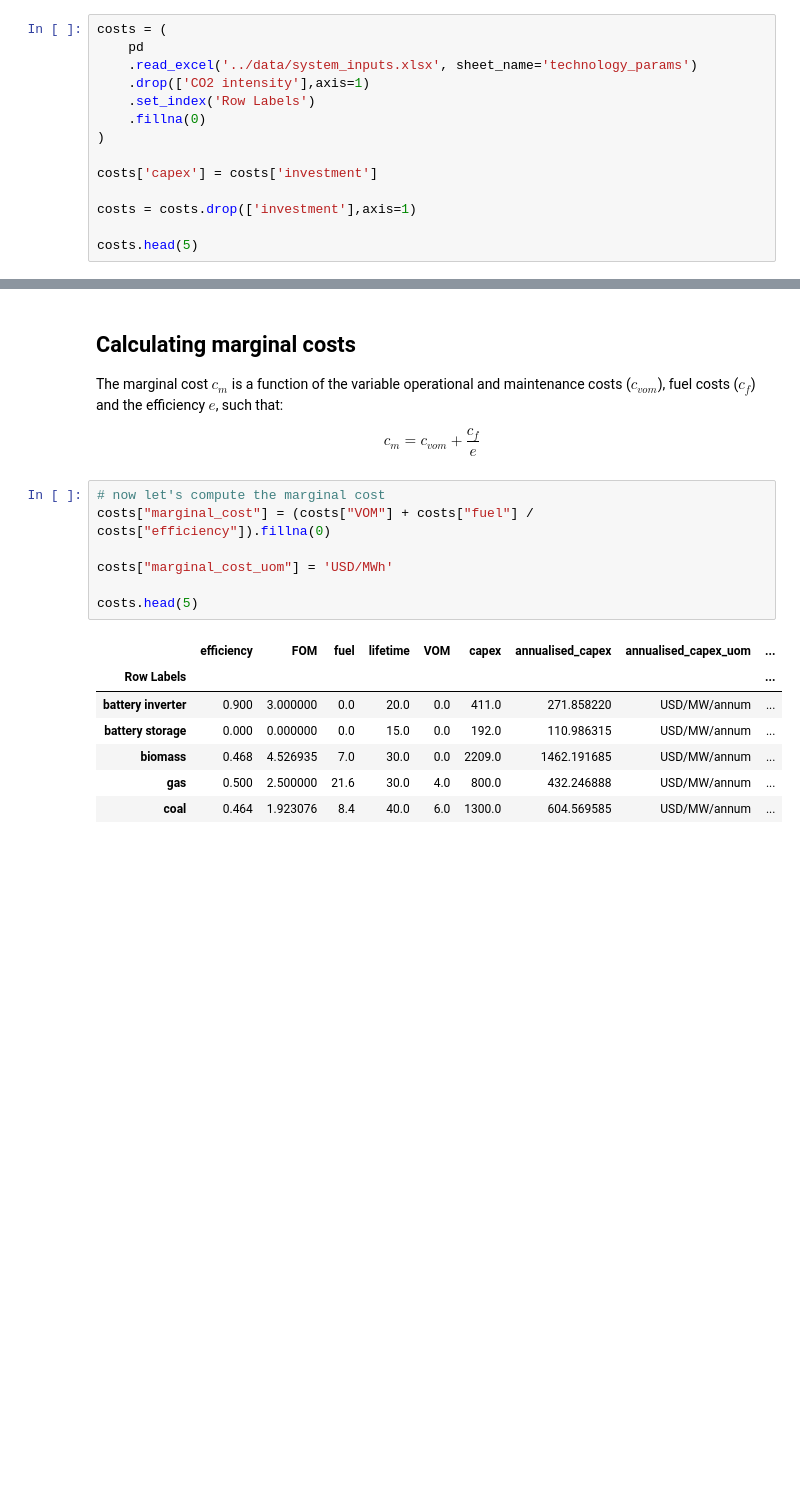
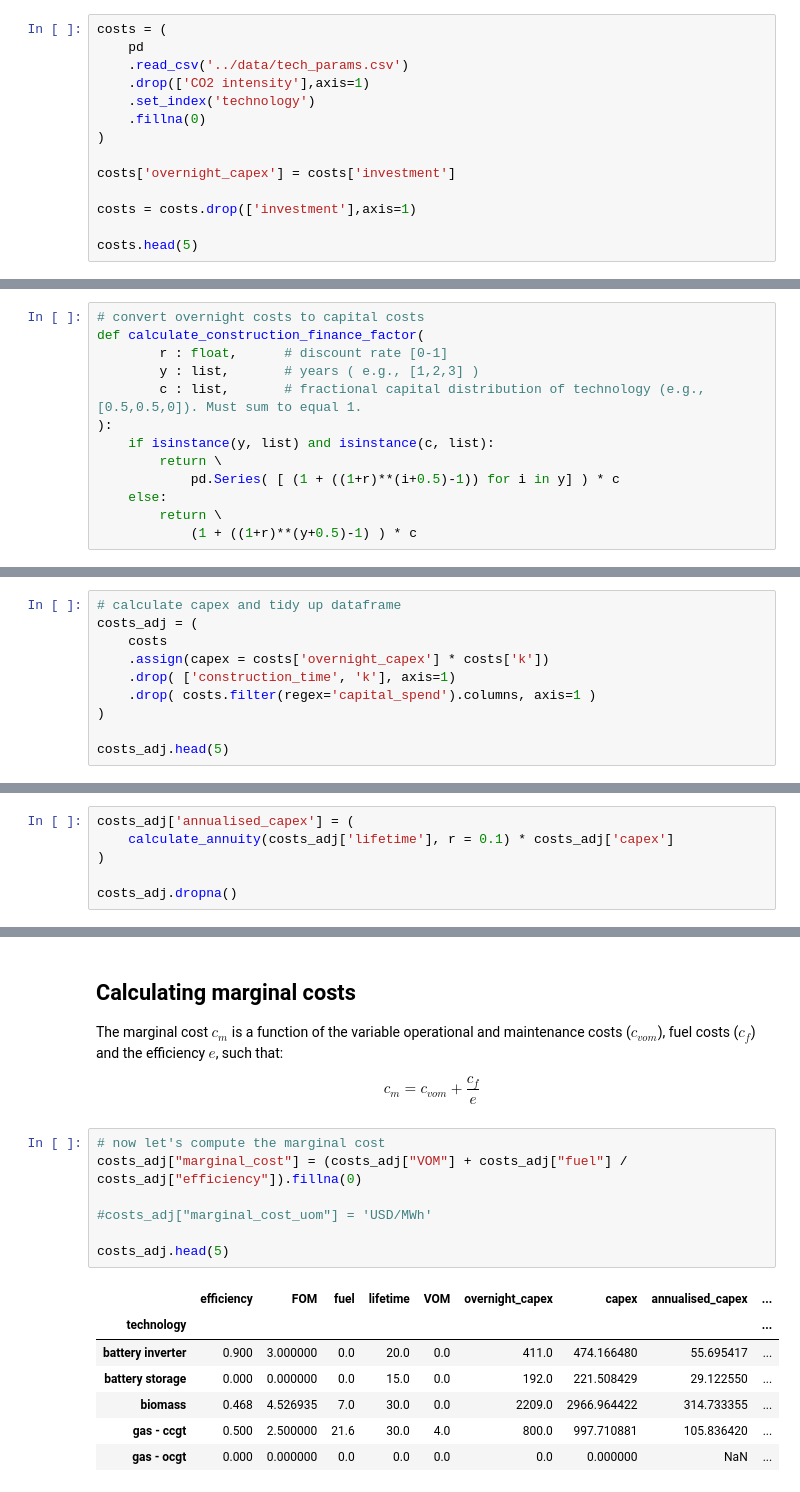
Before and after one commit to transition-zero/tza-google-cfe, a Jupyter notebook: notebooks/02_cost_model.ipynb, the cells around one changed output, grey strips where cells are left out. Saved outputs shown, nothing was run; the diff lists cells and outputs as text; blank space fills up the shorter version.

```diff
--- a/notebooks/02_cost_model.ipynb
+++ b/notebooks/02_cost_model.ipynb
@@ -3,13 +3,13 @@ import pandas as pd
 # %%
 costs = (
     pd
-    .read_excel('../data/system_inputs.xlsx', sheet_name='technology_params')
+    .read_csv('../data/tech_params.csv')
     .drop(['CO2 intensity'],axis=1)
-    .set_index('Row Labels')
+    .set_index('technology')
     .fillna(0)
 )
 
-costs['capex'] = costs['investment']
+costs['overnight_capex'] = costs['investment']
 
 costs = costs.drop(['investment'],axis=1)
 
@@ -33,0 +54,13 @@ $$
+# %%
+# convert overnight costs to capital costs
+def calculate_construction_finance_factor(
+        r : float,      # discount rate [0-1]
+        y : list,       # years ( e.g., [1,2,3] )
+        c : list,       # fractional capital distribution of technology (e.g., [0.5,0.5,0]). Must sum to equal 1.
+):
+    if isinstance(y, list) and isinstance(c, list):
+        return \
+            pd.Series( [ (1 + ((1+r)**(i+0.5)-1)) for i in y] ) * c
+    else:
+        return \
+            (1 + ((1+r)**(y+0.5)-1) ) * c
@@ -33,0 +110,10 @@ $$
+# %%
+# calculate capex and tidy up dataframe
+costs_adj = (
+    costs
+    .assign(capex = costs['overnight_capex'] * costs['k'])
+    .drop( ['construction_time', 'k'], axis=1)
+    .drop( costs.filter(regex='capital_spend').columns, axis=1 )
+)
+
+costs_adj.head(5)
@@ -79,0 +154,6 @@ costs.loc[['coal','solar','wind']]
+# %%
+costs_adj['annualised_capex'] = (
+    calculate_annuity(costs_adj['lifetime'], r = 0.1) * costs_adj['capex']
+)
+
+costs_adj.dropna()
@@ -86,19 +185,19 @@ c_m = c_{vom} + \frac{c_{f}}{e}
 $$
 # %%
 # now let's compute the marginal cost
-costs["marginal_cost"] = (costs["VOM"] + costs["fuel"] / costs["efficiency"]).fillna(0)
+costs_adj["marginal_cost"] = (costs_adj["VOM"] + costs_adj["fuel"] / costs_adj["efficiency"]).fillna(0)
 
-costs["marginal_cost_uom"] = 'USD/MWh'
+#costs_adj["marginal_cost_uom"] = 'USD/MWh'
 
-costs.head(5)
+costs_adj.head(5)
 # %% [output]
-|  | efficiency | FOM | fuel | lifetime | VOM | capex | annualised_capex | annualised_capex_uom | ... |
-| Row Labels |  |  |  |  |  |  |  |  | ... |
-| battery inverter | 0.900 | 3.000000 | 0.0 | 20.0 | 0.0 | 411.0 | 271.858220 | USD/MW/annum | ... |
-| battery storage | 0.000 | 0.000000 | 0.0 | 15.0 | 0.0 | 192.0 | 110.986315 | USD/MW/annum | ... |
-| biomass | 0.468 | 4.526935 | 7.0 | 30.0 | 0.0 | 2209.0 | 1462.191685 | USD/MW/annum | ... |
-| gas | 0.500 | 2.500000 | 21.6 | 30.0 | 4.0 | 800.0 | 432.246888 | USD/MW/annum | ... |
-| coal | 0.464 | 1.923076 | 8.4 | 40.0 | 6.0 | 1300.0 | 604.569585 | USD/MW/annum | ... |
+|  | efficiency | FOM | fuel | lifetime | VOM | overnight_capex | capex | annualised_capex | ... |
+| technology |  |  |  |  |  |  |  |  | ... |
+| battery inverter | 0.900 | 3.000000 | 0.0 | 20.0 | 0.0 | 411.0 | 474.166480 | 55.695417 | ... |
+| battery storage | 0.000 | 0.000000 | 0.0 | 15.0 | 0.0 | 192.0 | 221.508429 | 29.122550 | ... |
+| biomass | 0.468 | 4.526935 | 7.0 | 30.0 | 0.0 | 2209.0 | 2966.964422 | 314.733355 | ... |
+| gas - ccgt | 0.500 | 2.500000 | 21.6 | 30.0 | 4.0 | 800.0 | 997.710881 | 105.836420 | ... |
+| gas - ocgt | 0.000 | 0.000000 | 0.0 | 0.0 | 0.0 | 0.0 | 0.000000 | NaN | ... |
 # %%
 # calculating captial costs of storage is a little trickier... let's do that now
 def costs_for_storage(
```
Also changed, not shown: parts of 12 cells of this notebook, 1 other file.
